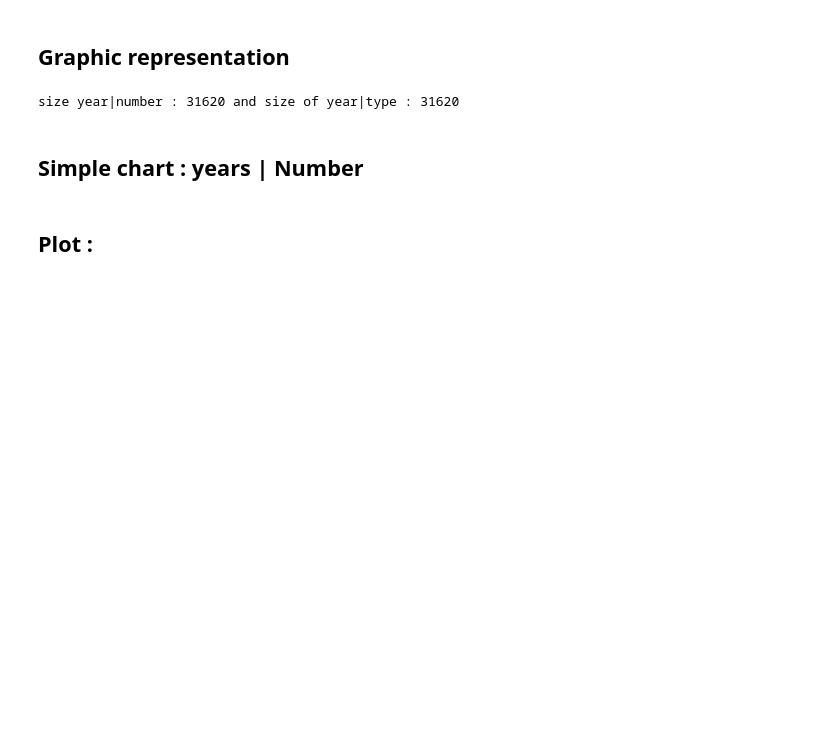
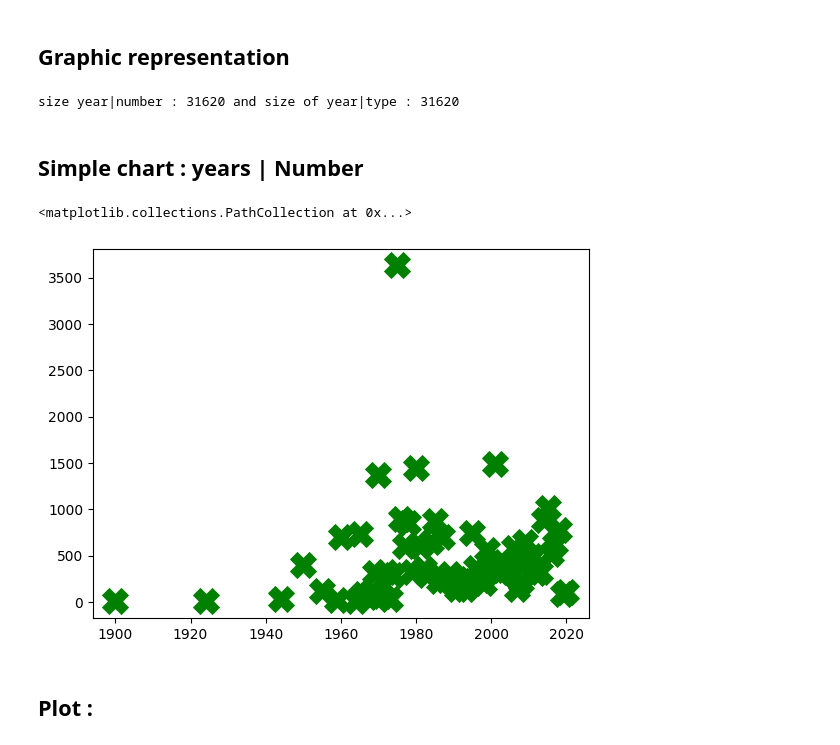
Before and after one commit to ManuLabricole/CDN-StatisticExploratoire, a Jupyter notebook: notebooks/arbres.ipynb, the cells around one changed output. Saved outputs shown, nothing was run; the diff lists cells and outputs as text; code cells hidden in the pictures; blank space fills up the shorter version.

Commit message:
scatter plot tuto start

```diff
--- a/notebooks/arbres.ipynb
+++ b/notebooks/arbres.ipynb
@@ -328,5 +346,10 @@ Type = [d[1] for d in sortedyearBotaList[1:]]
 size year|number : 31620 and size of year|type : 31620
 # %% [markdown]
 ## Simple chart : years | Number
+# %%
+plt.scatter(years, number,  s=30, c="green", marker="x", facecolor="red", linewidth=20)
+# %% [output]
+<matplotlib.collections.PathCollection at 0x...>
+[figure, added]
 # %% [markdown]
 ## Plot :
```
Also changed, not shown: parts of 1 cell of this notebook.
